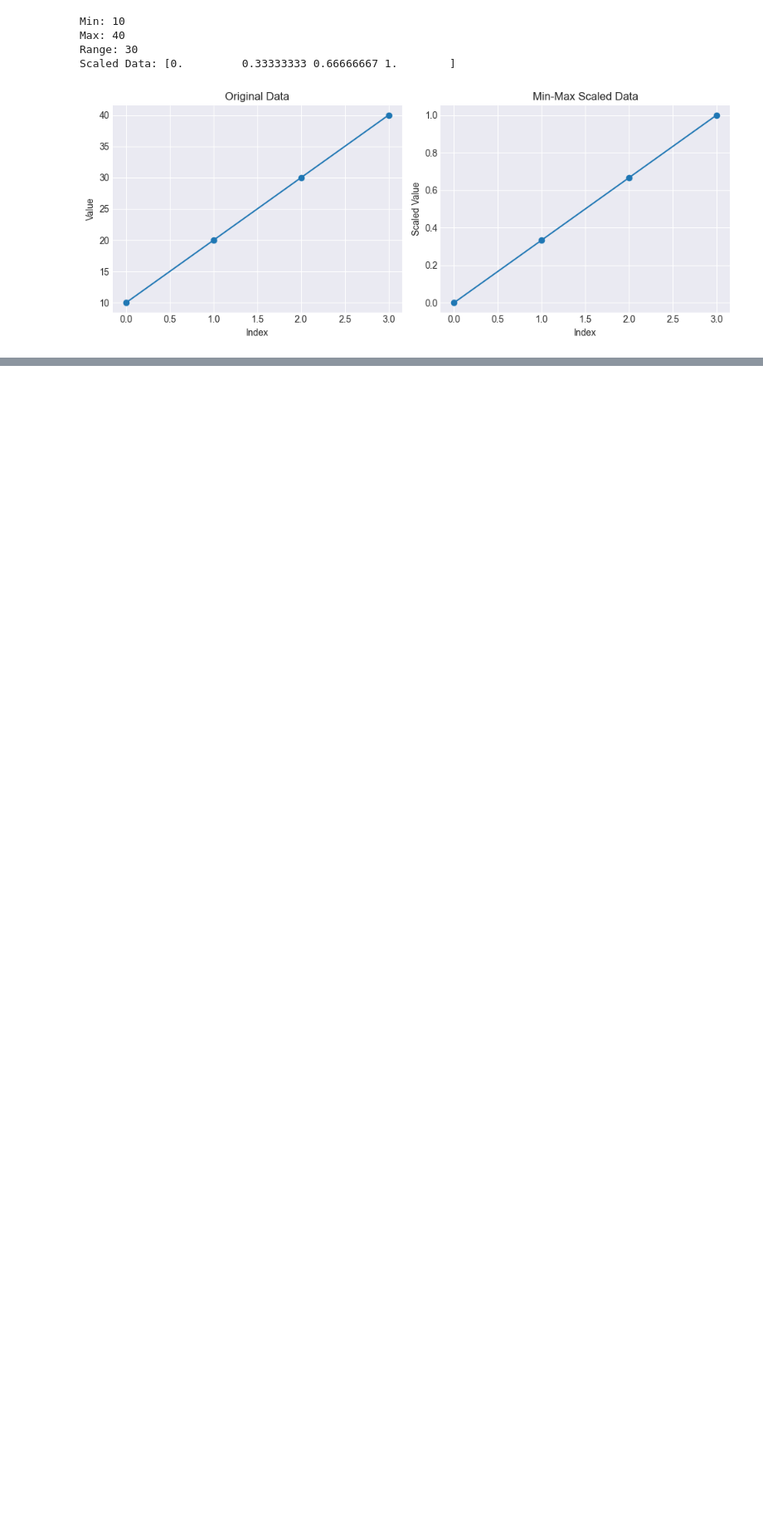
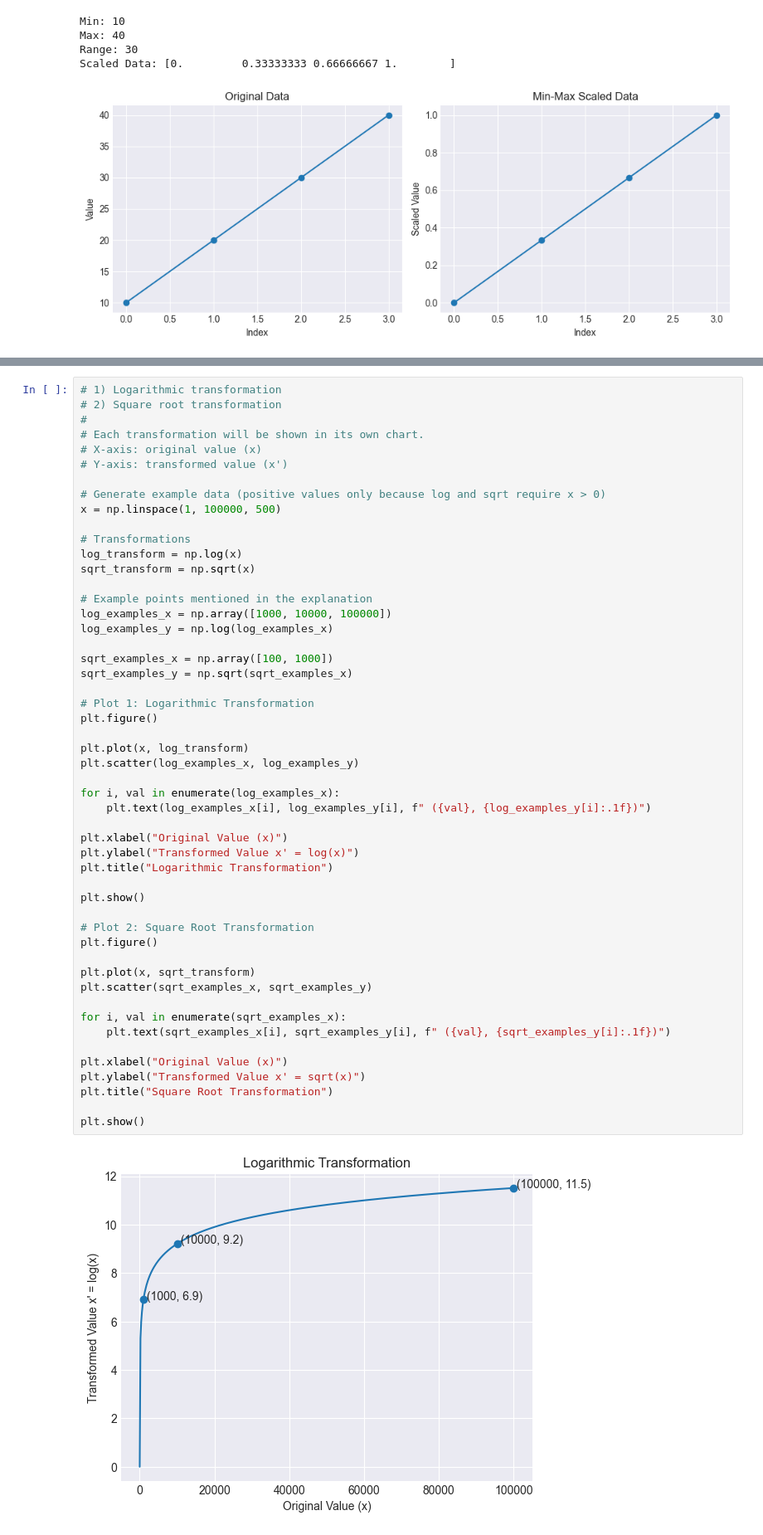
Before and after one commit to DavidCalebChaparroOrozco/Hands-OnMachineLearningwithScikit-LearnandPyTorch-Aur-lienG-ron, a Jupyter notebook: DataloadingExplorationPreparation/PracticeHousingDataset.ipynb, the cells around one changed output, grey strips where cells are left out. Shown at 83% size. Cells and saved outputs as stored; diff of their text form; blank space fills up the shorter version.

```diff
--- a/DataloadingExplorationPreparation/PracticeHousingDataset.ipynb
+++ b/DataloadingExplorationPreparation/PracticeHousingDataset.ipynb
@@ -740,0 +827,53 @@ Scaled Data: [0.         0.33333333 0.66666667 1.        ]
+# %%
+# 1) Logarithmic transformation
+# 2) Square root transformation
+#
+# Each transformation will be shown in its own chart.
+# X-axis: original value (x)
+# Y-axis: transformed value (x')
+
+# Generate example data (positive values only because log and sqrt require x > 0)
+x = np.linspace(1, 100000, 500)
+
+# Transformations
+log_transform = np.log(x)
+sqrt_transform = np.sqrt(x)
+
+# Example points mentioned in the explanation
+log_examples_x = np.array([1000, 10000, 100000])
+log_examples_y = np.log(log_examples_x)
+
+sqrt_examples_x = np.array([100, 1000])
+sqrt_examples_y = np.sqrt(sqrt_examples_x)
+
+# Plot 1: Logarithmic Transformation
+plt.figure()
+
+plt.plot(x, log_transform)
+plt.scatter(log_examples_x, log_examples_y)
+
+for i, val in enumerate(log_examples_x):
+    plt.text(log_examples_x[i], log_examples_y[i], f" ({val}, {log_examples_y[i]:.1f})")
+
+plt.xlabel("Original Value (x)")
+plt.ylabel("Transformed Value x' = log(x)")
+plt.title("Logarithmic Transformation")
+
+plt.show()
+
+# Plot 2: Square Root Transformation
+plt.figure()
+
+plt.plot(x, sqrt_transform)
+plt.scatter(sqrt_examples_x, sqrt_examples_y)
+
+for i, val in enumerate(sqrt_examples_x):
+    plt.text(sqrt_examples_x[i], sqrt_examples_y[i], f" ({val}, {sqrt_examples_y[i]:.1f})")
+
+plt.xlabel("Original Value (x)")
+plt.ylabel("Transformed Value x' = sqrt(x)")
+plt.title("Square Root Transformation")
+
+plt.show()
+# %% [output]
+[figure, added]
```
Also changed, not shown: parts of 17 cells of this notebook, 4 other files.
